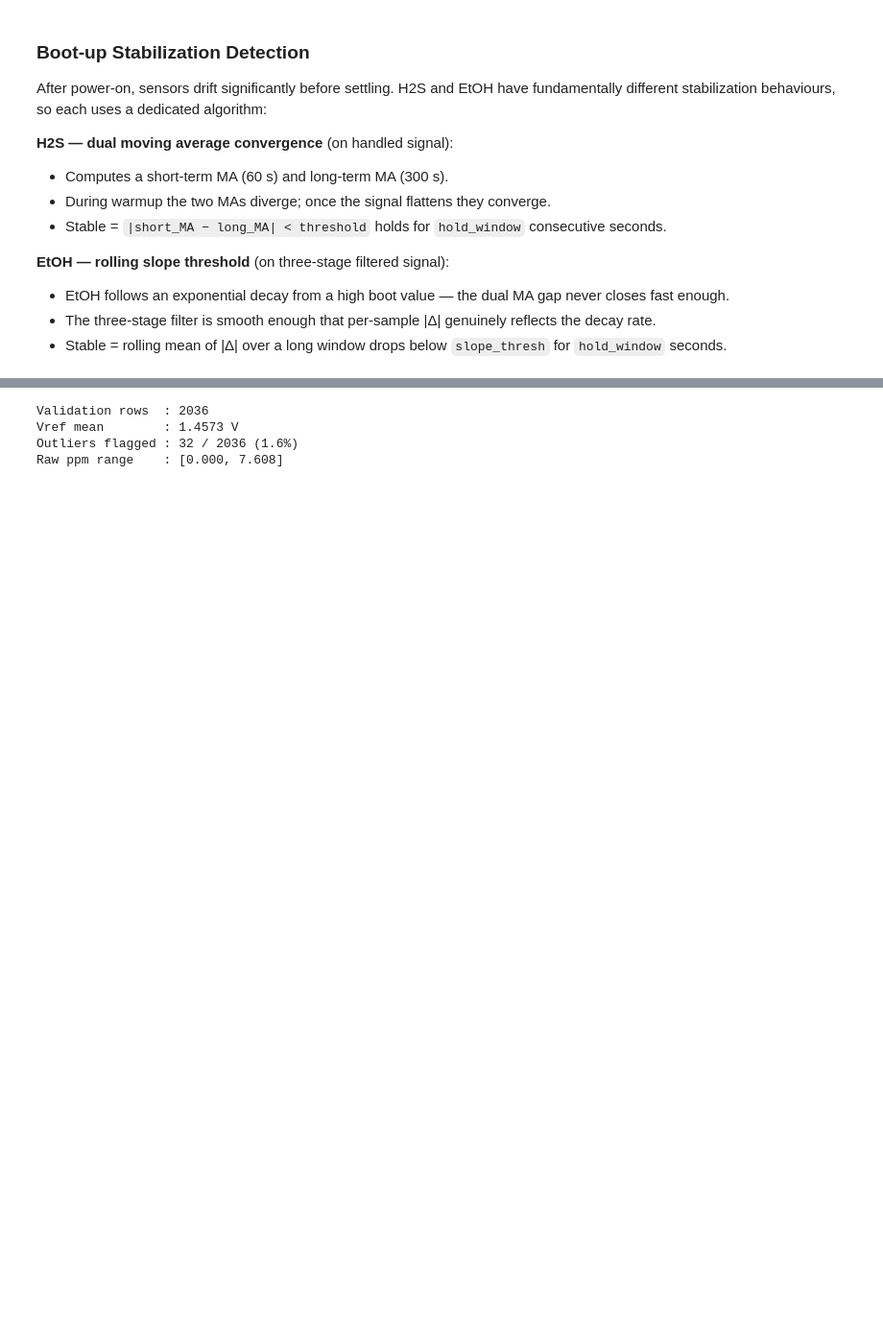
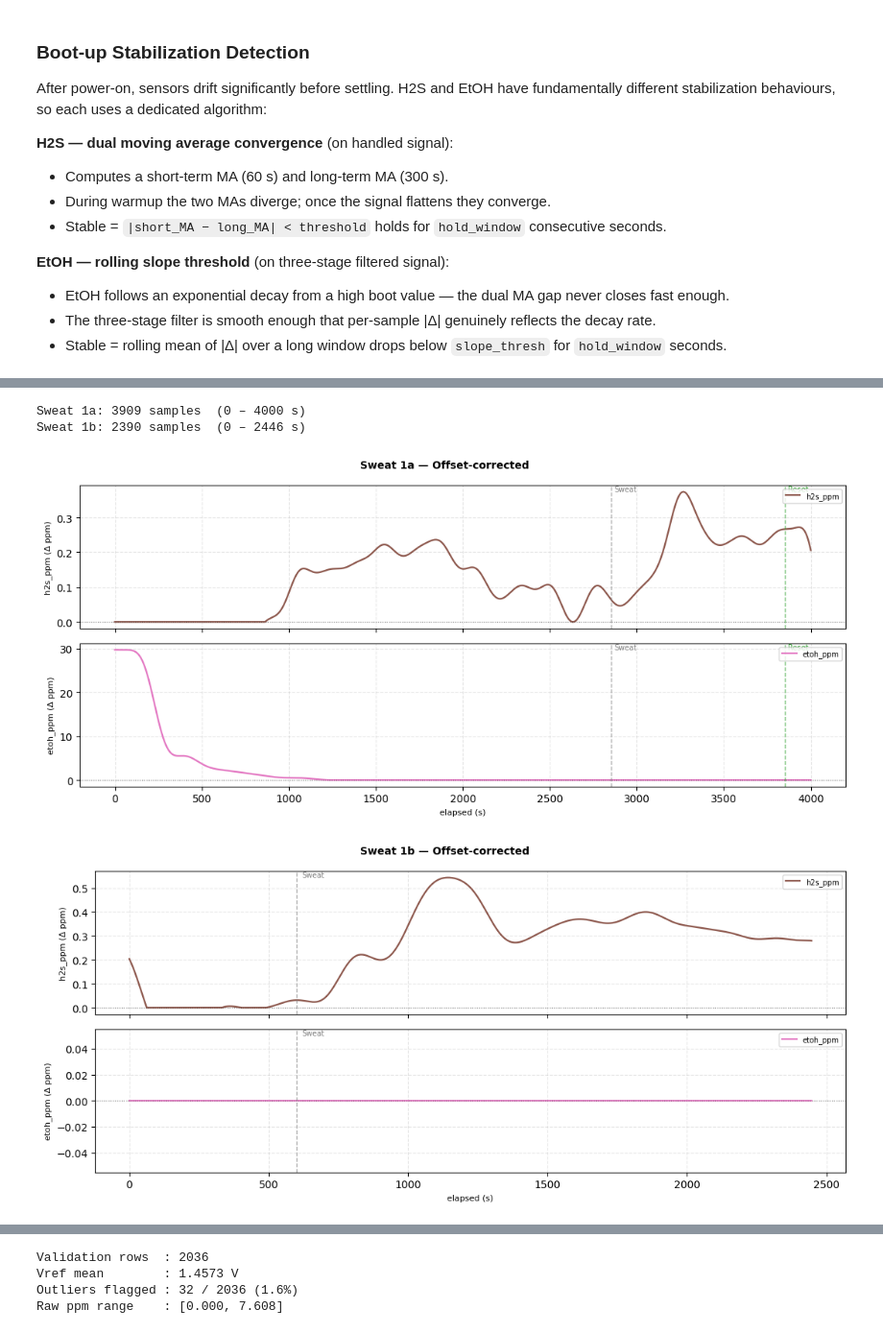
Before and after one commit to brenthoang12/gas-injury-detection, a Jupyter notebook: experiment-data-clean/spec_filter.ipynb, the cells around one changed output, grey strips where cells are left out. Shown at 96% size. Drawn from its saved outputs; the diff is of its cells as text; code cells hidden in the pictures; blank space fills up the shorter version.

```diff
--- a/experiment-data-clean/spec_filter.ipynb
+++ b/experiment-data-clean/spec_filter.ipynb
@@ -586,0 +701,63 @@ for name, df in datasets.items():
+# %%
+# ── Sweat 1 → 1a / 1b split (post offset-correction) ─────────────────────────
+# Split is done on the offset-corrected signals in offset_results.
+# Sweat 1b elapsed_s is reset to 0 from the Reset event (4600s).
+# No trim applied — 1b starts right at the reset point.
+
+df_sw1 = datasets["Sweat 1"]
+t_sw1  = df_sw1["elapsed_s"]
+
+mask_1a = t_sw1 <= SWEAT_1_RESET_S
+mask_1b = t_sw1 >  SWEAT_1_RESET_S
+
+def _make_split(mask, reset_t0=False):
+    t = t_sw1[mask].reset_index(drop=True)
+    if reset_t0:
+        t = t - t.iloc[0]
+    sigs = {col: offset_results["Sweat 1"][col]["signal"][mask].reset_index(drop=True)
+            for col in SPEC}
+    return {"elapsed_s": t, **sigs}
+
+sweat_1a = _make_split(mask_1a)
+sweat_1b = _make_split(mask_1b, reset_t0=True)
+
+print(f"Sweat 1a: {len(sweat_1a['elapsed_s'])} samples  "
+      f"({sweat_1a['elapsed_s'].iloc[0]:.0f} – {sweat_1a['elapsed_s'].iloc[-1]:.0f} s)")
+print(f"Sweat 1b: {len(sweat_1b['elapsed_s'])} samples  "
+      f"({sweat_1b['elapsed_s'].iloc[0]:.0f} – {sweat_1b['elapsed_s'].iloc[-1]:.0f} s)")
+
+# ── Events re-aligned to sub-dataset elapsed_s ────────────────────────────────
+EVENTS_1A = [(t, lbl) for t, lbl in SAMPLE_EVENTS["Sweat 1"] if t <= SWEAT_1_RESET_S]
+EVENTS_1B = [(t - SWEAT_1_RESET_S, lbl)
+             for t, lbl in SAMPLE_EVENTS["Sweat 1"] if t > SWEAT_1_RESET_S]
+
+# ── Visualize ─────────────────────────────────────────────────────────────────
+for sub_name, sub_data, events in [
+    ("Sweat 1a", sweat_1a, EVENTS_1A),
+    ("Sweat 1b", sweat_1b, EVENTS_1B),
+]:
+    fig, axes = plt.subplots(2, 1, figsize=(11, 5), sharex=True)
+    fig.suptitle(f"{sub_name} — Offset-corrected", fontsize=10, fontweight="bold")
+
+    for ax, col in zip(axes, SPEC):
+        t = sub_data["elapsed_s"]
+        ax.plot(t, sub_data[col], color=COLORS[col], linewidth=1.6, label=col)
+        ax.axhline(0, color="black", linewidth=0.8, linestyle=":", alpha=0.5)
+
+        for (t_event, label), color in zip(events, EVENT_COLORS):
+            ax.axvline(t_event, color=color, linewidth=1.0, linestyle="--", alpha=0.7)
+            ax.text(t_event + 20, ax.get_ylim()[1] if ax.get_ylim()[1] != 0 else 0.1,
+                    label, fontsize=7, color=color, va="top", clip_on=True)
+
+        ax.set_ylabel(f"{col} (Δ ppm)", fontsize=8)
+        ax.legend(fontsize=7, loc="upper right")
+        ax.grid(True, alpha=0.3, linestyle="--")
+
+    axes[-1].set_xlabel("elapsed (s)", fontsize=8)
+    plt.tight_layout()
+    plt.show()
+# %% [output]
+Sweat 1a: 3909 samples  (0 – 4000 s)
+Sweat 1b: 2390 samples  (0 – 2446 s)
+[figure, added]
+[figure, added]
```
Also changed, not shown: parts of 8 cells of this notebook, 10 other files.
